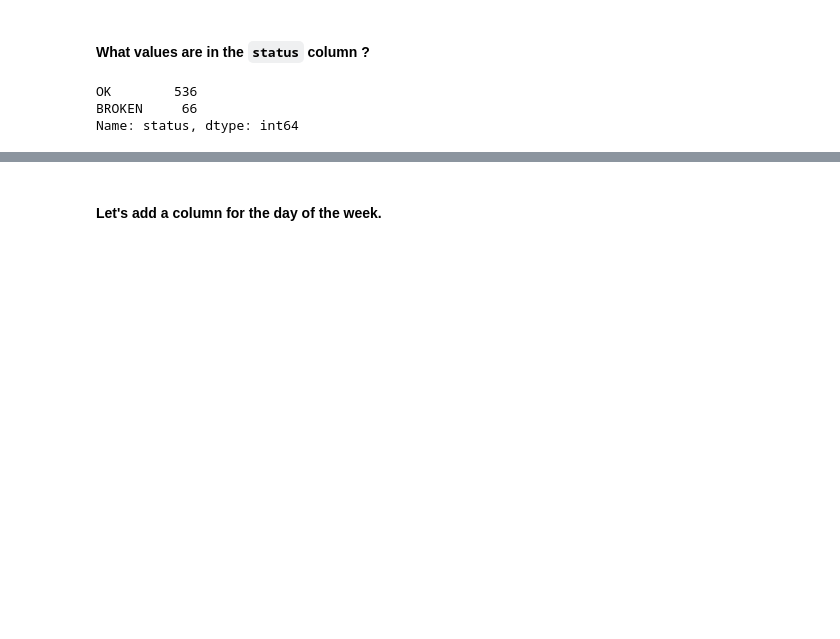
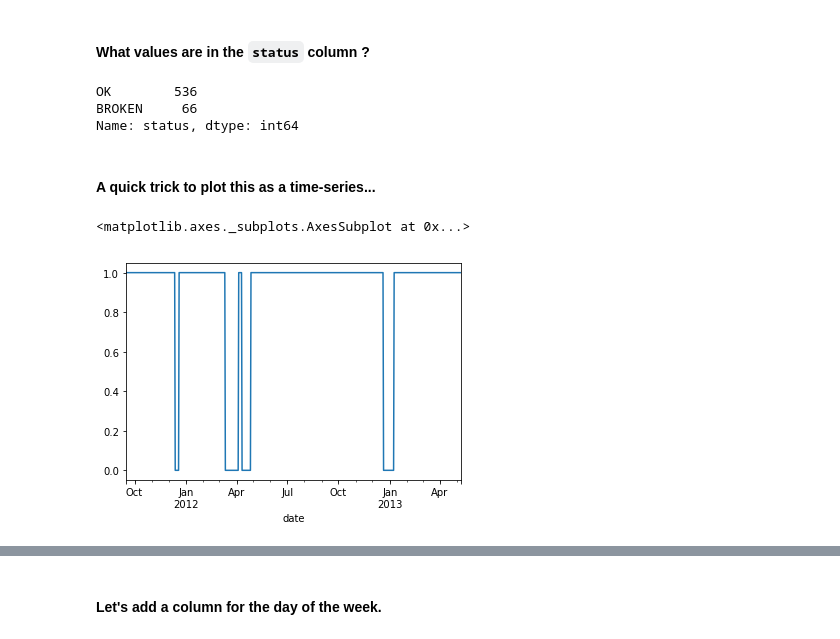
Before and after one commit to QCaudron/pydata_pandas, a Jupyter notebook: coffee_analysis_solution.ipynb, the cells around one changed output, grey strips where cells are left out. Cells and saved outputs as stored; diff of their text form; code cells hidden in the pictures; blank space fills up the shorter version.

```diff
--- a/coffee_analysis_solution.ipynb
+++ b/coffee_analysis_solution.ipynb
@@ -398,3 +408,13 @@ machine_status.status.value_counts()
 OK        536
 BROKEN     66
 Name: status, dtype: int64
+# %% [markdown]
+#### A quick trick to plot this as a time-series...
+# %%
+# Make a pd.Series from the status series where things are OK
+numerical_status = machine_status.status == "OK"
+
+numerical_status.plot()
+# %% [output]
+<matplotlib.axes._subplots.AxesSubplot at 0x...>
+[figure, added]
```
Also changed, not shown: parts of 12 cells of this notebook.
